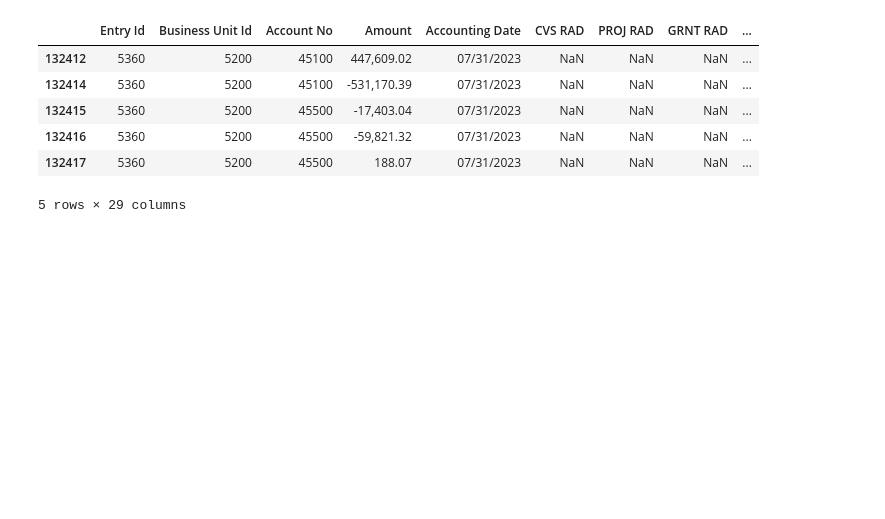
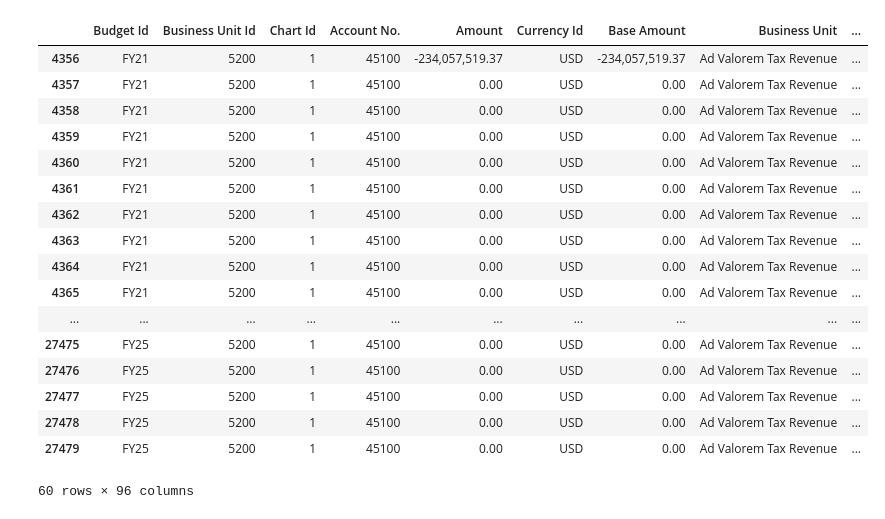
Before and after one commit to AdamsIncorporated/PostgresServerSchema, a Jupyter notebook: seed/notebook.ipynb, the cells around one changed output. Cells and saved outputs as stored; diff of their text form; code cells hidden in the pictures; blank space fills up the shorter version.

```diff
--- a/seed/notebook.ipynb
+++ b/seed/notebook.ipynb
@@ -1,14 +1,25 @@
 # %%
 import pandas as pd
 # %%
-df = pd.read_csv('jt.csv')
-df = df[df['Account No'].isin([45200, 45600, 45100, 45400, 45000, 45300, 45500])]
-df.head()
+df = pd.read_csv('bt.csv')
+df = df[df['Account No.'] == 45100]
+df
 # %% [output]
-|  | Entry Id | Business Unit Id | Account No | Amount | Accounting Date | CVS RAD | PROJ RAD | GRNT RAD | ... |
-| 132412 | 5360 | 5200 | 45100 | 447,609.02 | 07/31/2023 | NaN | NaN | NaN | ... |
-| 132414 | 5360 | 5200 | 45100 | -531,170.39 | 07/31/2023 | NaN | NaN | NaN | ... |
-| 132415 | 5360 | 5200 | 45500 | -17,403.04 | 07/31/2023 | NaN | NaN | NaN | ... |
-| 132416 | 5360 | 5200 | 45500 | -59,821.32 | 07/31/2023 | NaN | NaN | NaN | ... |
-| 132417 | 5360 | 5200 | 45500 | 188.07 | 07/31/2023 | NaN | NaN | NaN | ... |
+|  | Budget Id | Business Unit Id | Chart Id | Account No. | Amount | Currency Id | Base Amount | Business Unit | ... |
+| 4356 | FY21 | 5200 | 1 | 45100 | -234,057,519.37 | USD | -234,057,519.37 | Ad Valorem Tax Revenue | ... |
+| 4357 | FY21 | 5200 | 1 | 45100 | 0.00 | USD | 0.00 | Ad Valorem Tax Revenue | ... |
+| 4358 | FY21 | 5200 | 1 | 45100 | 0.00 | USD | 0.00 | Ad Valorem Tax Revenue | ... |
+| 4359 | FY21 | 5200 | 1 | 45100 | 0.00 | USD | 0.00 | Ad Valorem Tax Revenue | ... |
+| 4360 | FY21 | 5200 | 1 | 45100 | 0.00 | USD | 0.00 | Ad Valorem Tax Revenue | ... |
+| 4361 | FY21 | 5200 | 1 | 45100 | 0.00 | USD | 0.00 | Ad Valorem Tax Revenue | ... |
+| 4362 | FY21 | 5200 | 1 | 45100 | 0.00 | USD | 0.00 | Ad Valorem Tax Revenue | ... |
+| 4363 | FY21 | 5200 | 1 | 45100 | 0.00 | USD | 0.00 | Ad Valorem Tax Revenue | ... |
+| 4364 | FY21 | 5200 | 1 | 45100 | 0.00 | USD | 0.00 | Ad Valorem Tax Revenue | ... |
+| 4365 | FY21 | 5200 | 1 | 45100 | 0.00 | USD | 0.00 | Ad Valorem Tax Revenue | ... |
+| ... | ... | ... | ... | ... | ... | ... | ... | ... | ... |
+| 27475 | FY25 | 5200 | 1 | 45100 | 0.00 | USD | 0.00 | Ad Valorem Tax Revenue | ... |
+| 27476 | FY25 | 5200 | 1 | 45100 | 0.00 | USD | 0.00 | Ad Valorem Tax Revenue | ... |
+| 27477 | FY25 | 5200 | 1 | 45100 | 0.00 | USD | 0.00 | Ad Valorem Tax Revenue | ... |
+| 27478 | FY25 | 5200 | 1 | 45100 | 0.00 | USD | 0.00 | Ad Valorem Tax Revenue | ... |
+| 27479 | FY25 | 5200 | 1 | 45100 | 0.00 | USD | 0.00 | Ad Valorem Tax Revenue | ... |
-5 rows × 29 columns
+60 rows × 96 columns
```
Also changed, not shown: 2 other files.
